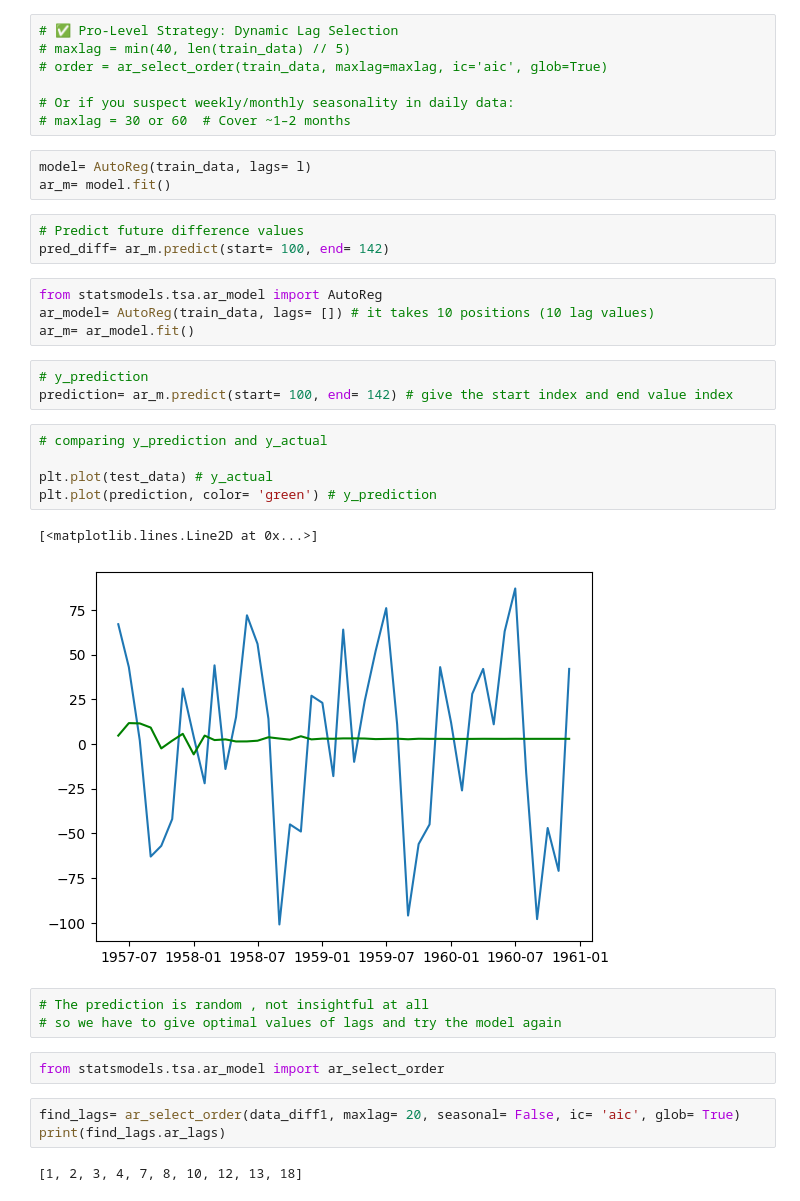
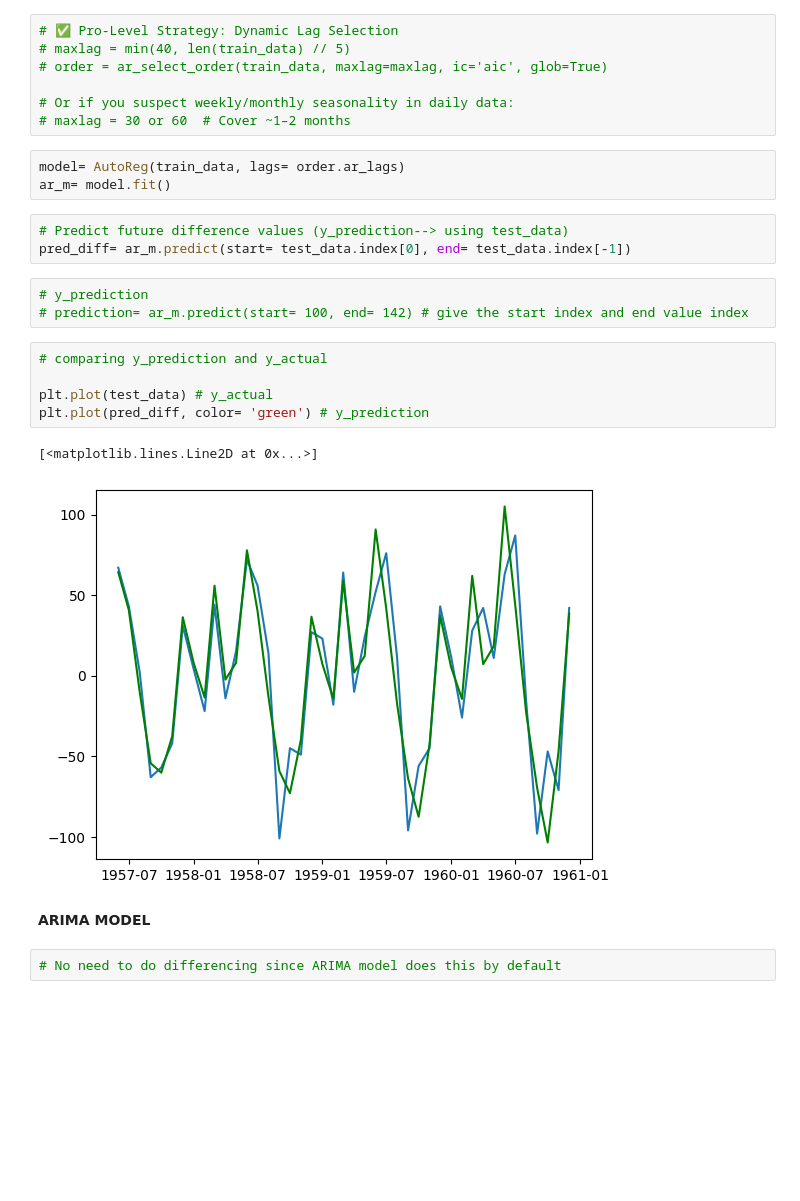
Before and after one commit to shanusaras/Air_Passengers_Traffic_prediction, a Jupyter notebook: Air_Passenger_Traffic_Prediction.ipynb, the cells around one changed output. Drawn from its saved outputs; the diff is of its cells as text; blank space fills up the shorter version.

```diff
--- a/Air_Passenger_Traffic_Prediction.ipynb
+++ b/Air_Passenger_Traffic_Prediction.ipynb
@@ -376,33 +401,23 @@ Problem	--> What Happens
 # Or if you suspect weekly/monthly seasonality in daily data:
 # maxlag = 30 or 60  # Cover ~1–2 months
 # %%
-model= AutoReg(train_data, lags= l)
+model= AutoReg(train_data, lags= order.ar_lags)
 ar_m= model.fit()
 # %%
-# Predict future difference values
-pred_diff= ar_m.predict(start= 100, end= 142)
+# Predict future difference values (y_prediction--> using test_data)
+pred_diff= ar_m.predict(start= test_data.index[0], end= test_data.index[-1])
-# %%
-from statsmodels.tsa.ar_model import AutoReg
-ar_model= AutoReg(train_data, lags= []) # it takes 10 positions (10 lag values)
-ar_m= ar_model.fit()
 # %%
 # y_prediction
-prediction= ar_m.predict(start= 100, end= 142) # give the start index and end value index
+# prediction= ar_m.predict(start= 100, end= 142) # give the start index and end value index
 # %%
 # comparing y_prediction and y_actual
 
 plt.plot(test_data) # y_actual
-plt.plot(prediction, color= 'green') # y_prediction
+plt.plot(pred_diff, color= 'green') # y_prediction
 # %% [output]
 [<matplotlib.lines.Line2D at 0x...>]
-[figure, old version]
+[figure, new version]
-# %%
-# The prediction is random , not insightful at all
-# so we have to give optimal values of lags and try the model again
-# %%
-from statsmodels.tsa.ar_model import ar_select_order
-# %%
-find_lags= ar_select_order(data_diff1, maxlag= 20, seasonal= False, ic= 'aic', glob= True)
-print(find_lags.ar_lags)
-# %% [output]
-[1, 2, 3, 4, 7, 8, 10, 12, 13, 18]
+# %% [markdown]
+**ARIMA MODEL**
+# %%
+# No need to do differencing since ARIMA model does this by default
```
Also changed, not shown: parts of 18 cells of this notebook.
